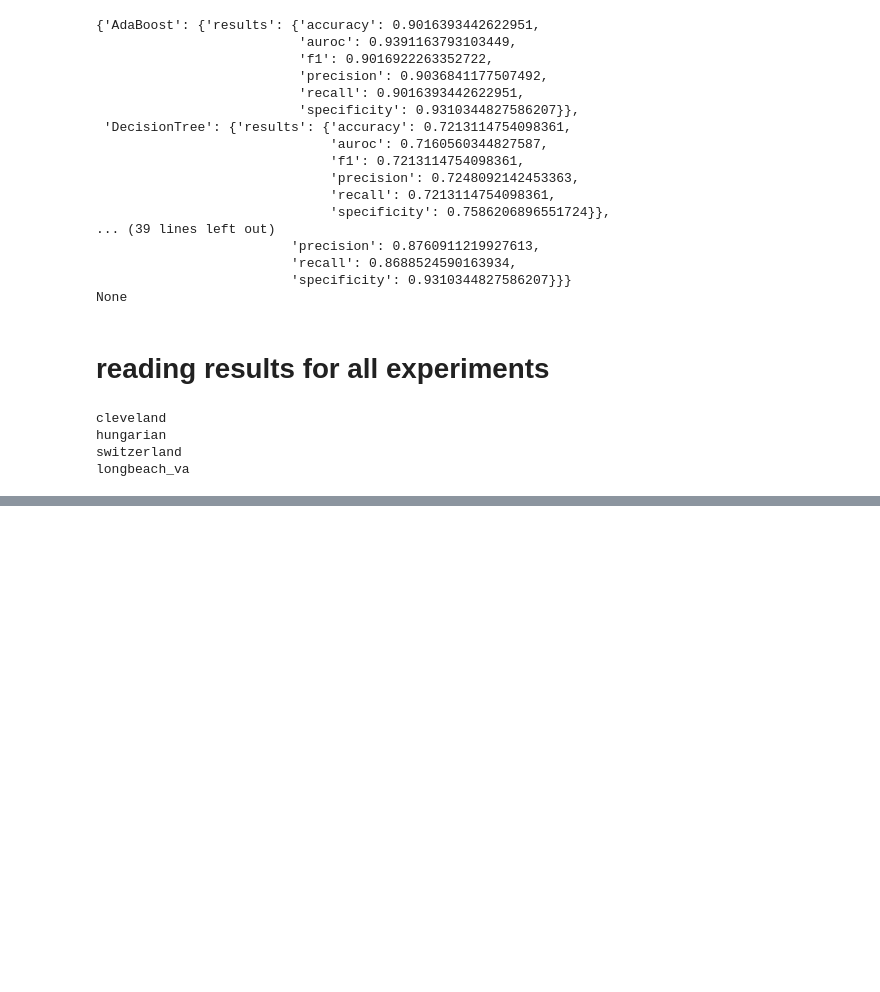
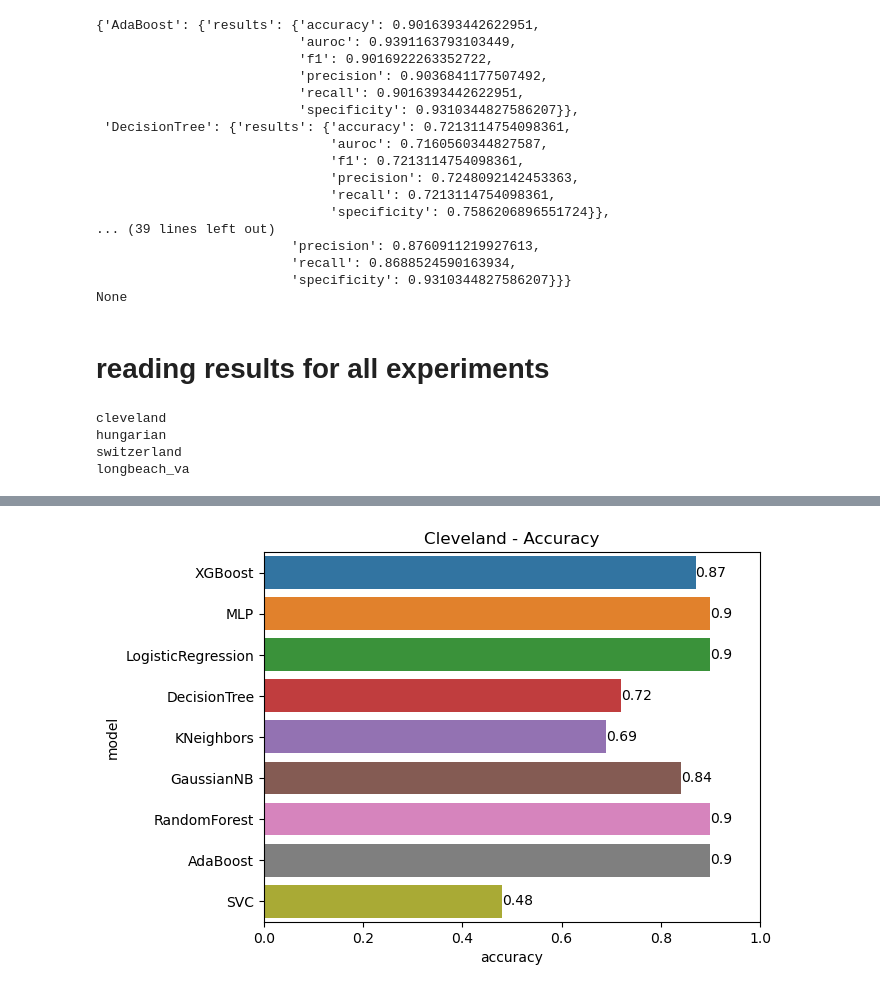
Before and after one commit to darshanz/ML-for-Cardiovascular-Disease-Diagnosis, a Jupyter notebook: notebooks/3. Results Analysis.ipynb, the cells around one changed output, grey strips where cells are left out. Saved outputs shown, nothing was run; the diff lists cells and outputs as text; code cells hidden in the pictures; blank space fills up the shorter version.

```diff
--- a/notebooks/3. Results Analysis.ipynb
+++ b/notebooks/3. Results Analysis.ipynb
@@ -82,0 +100,13 @@ df_results
+# %%
+def plot_results_bar(df, dataset_name, metric):
+    ds_df = df[df['dataset'] == dataset_name.lower()]
+    ax = sns.barplot(x=metric.lower(), y='model', data=ds_df, errorbar=None)
+    ax.set(xlim=(0, 1))
+    for container in ax.containers:
+        ax.bar_label(container)
+    plt.title(f'{dataset_name} - {metric}')
+    plt.show()
+# %%
+plot_results_bar(df_results, "Cleveland", "Accuracy")
+# %% [output]
+[figure, added]
```
Also changed, not shown: parts of 8 cells of this notebook, 5 other files.
